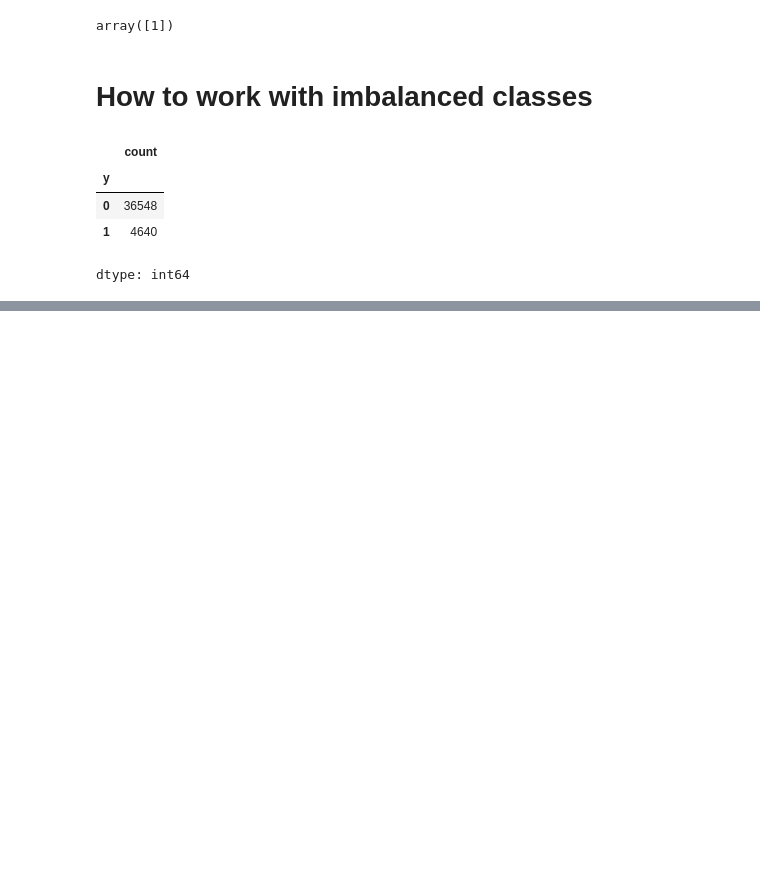
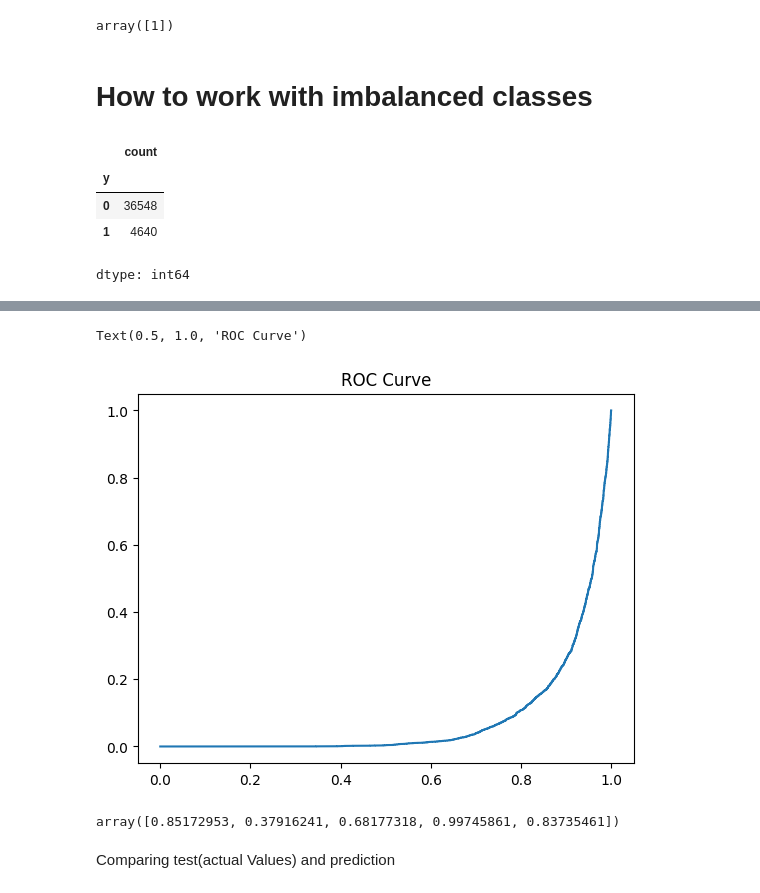
Before and after one commit to hasankachamathvi/LogisticsRegression, a Jupyter notebook: logisticRegression.ipynb, the cells around one changed output, grey strips where cells are left out. Saved outputs shown, nothing was run; the diff lists cells and outputs as text; code cells hidden in the pictures; blank space fills up the shorter version.

```diff
--- a/logisticRegression.ipynb
+++ b/logisticRegression.ipynb
@@ -218,0 +316,2 @@ smt= SMOTE()
+# %%
+y1_pred_probs = model.predict_proba(x1_test)[:,0]
@@ -218,0 +360,8 @@ smt= SMOTE()
+# %%
+fpr,tpr,_=roc_curve(y1_test,y1_pred_probs)#we are going to produce the curve
+# %%
+plt.plot(fpr,tpr)
+plt.title("ROC Curve")
+# %% [output]
+Text(0.5, 1.0, 'ROC Curve')
+[figure, added]
@@ -218,0 +370,6 @@ smt= SMOTE()
+# %%
+y1_pred_probs[:5]
+# %% [output]
+array([0.85172953, 0.37916241, 0.68177318, 0.99745861, 0.83735461])
+# %% [markdown]
+Comparing test(actual Values) and prediction
```
Also changed, not shown: parts of 34 cells of this notebook.
